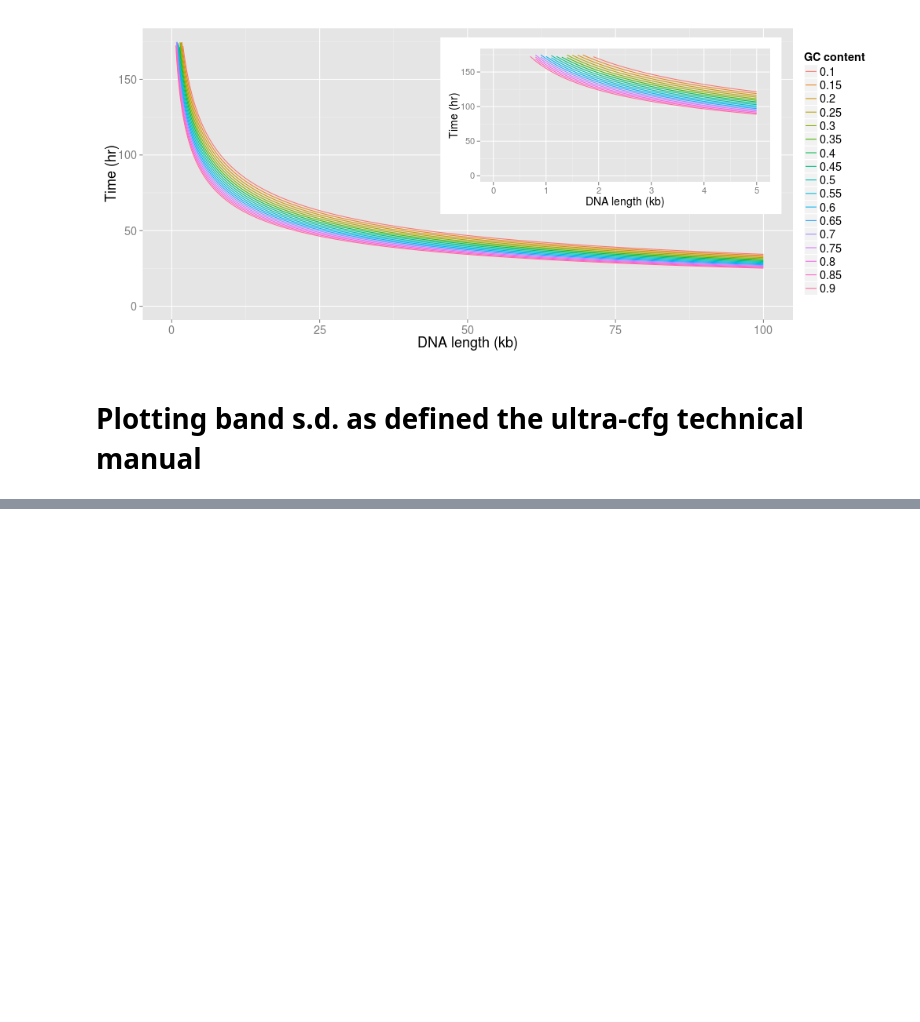
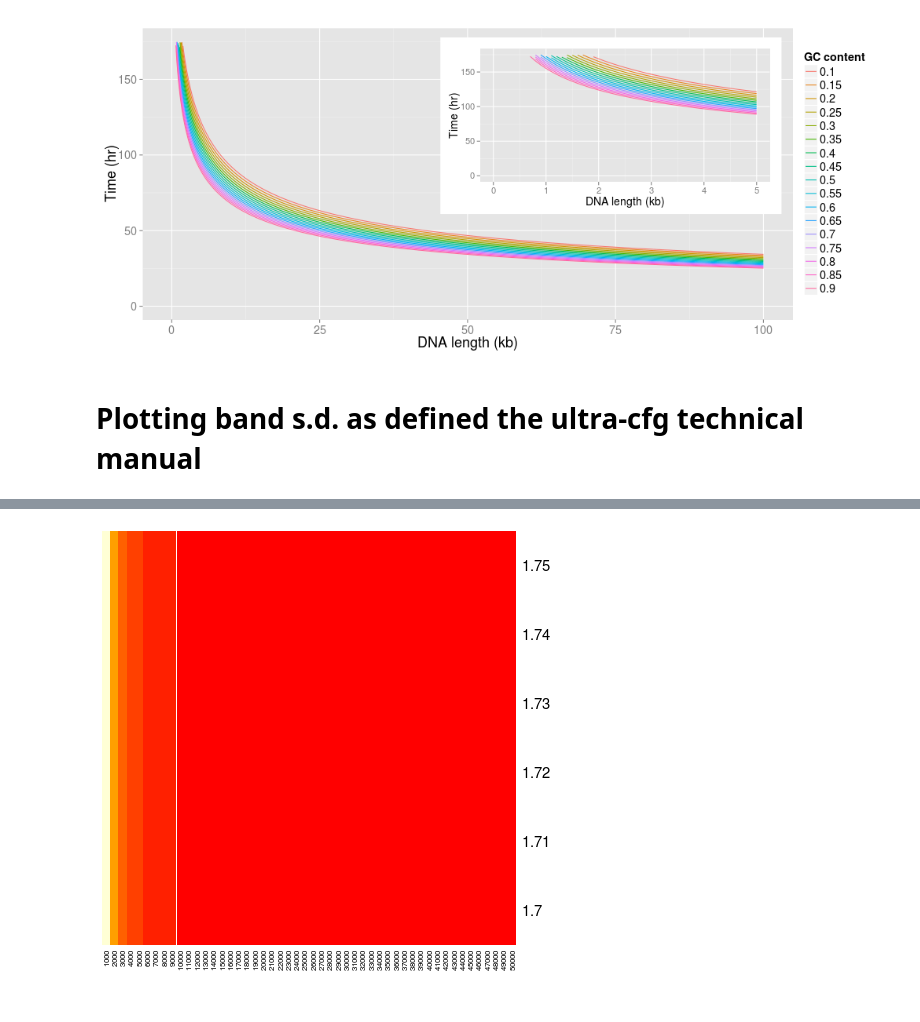
Before and after one commit to nick-youngblut/SIPSim, a Jupyter notebook: ipynb/standard_vs_our_conditions.ipynb, the cells around one changed output, grey strips where cells are left out. Cells and saved outputs as stored; diff of their text form; code cells hidden in the pictures; blank space fills up the shorter version.

```diff
--- a/ipynb/standard_vs_our_conditions.ipynb
+++ b/ipynb/standard_vs_our_conditions.ipynb
@@ -240,0 +288,5 @@ calc_s.d. = function(theta, M, R, T, omega, r, beta){
+# %%
+%%R
+heatmap(m, Rowv=NA, Colv=NA)
+# %% [output]
+[figure, added]
```
Also changed, not shown: parts of 2 cells of this notebook, 12 other files.
